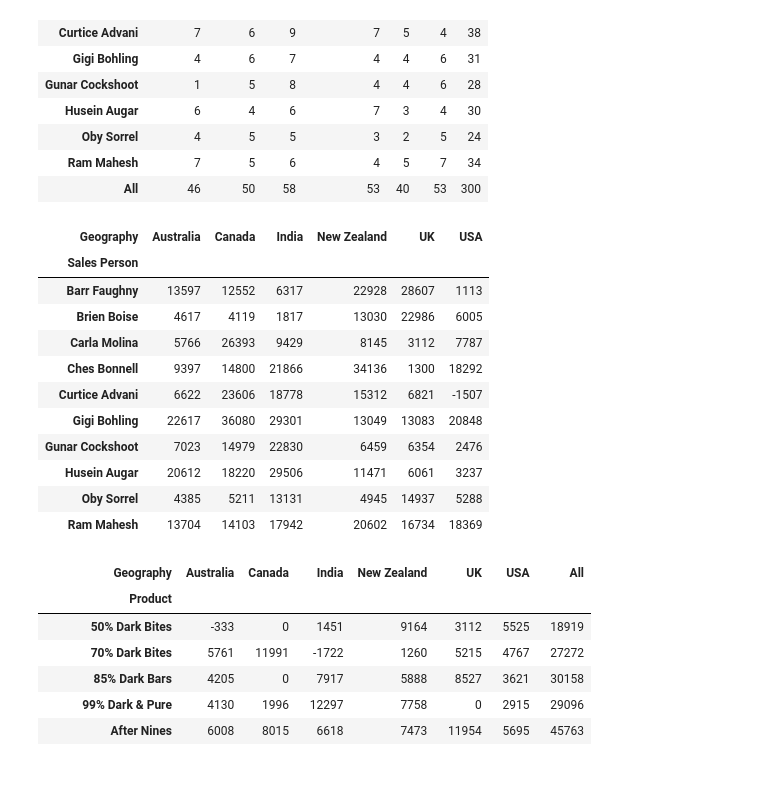
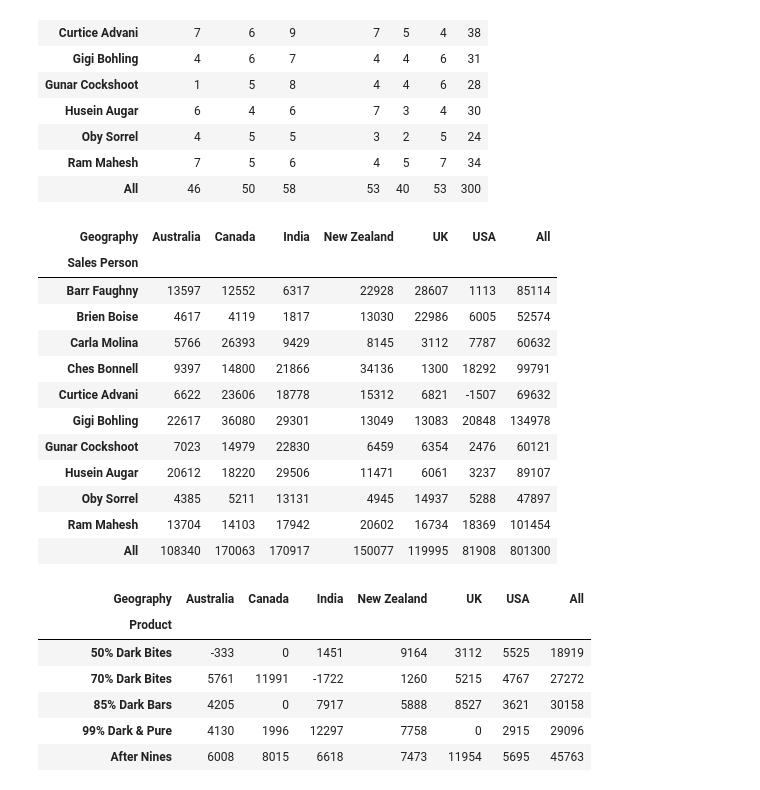
Before and after one commit to SaidurRahmanChowdhury/Choclate-Sales-Analysis, a Jupyter notebook: Chocolate Sales Analysis.ipynb, the cells around one changed output. Drawn from its saved outputs; the diff is of its cells as text; code cells hidden in the pictures.

Commit message:
Made the Margins=True

```diff
--- a/Chocolate Sales Analysis.ipynb
+++ b/Chocolate Sales Analysis.ipynb
@@ -329,20 +329,21 @@ df.pivot_table(index='Sales Person',columns='Geography',values='Profit',aggfunc=
 | Ram Mahesh | 7 | 5 | 6 | 4 | 5 | 7 | 34 |
 | All | 46 | 50 | 58 | 53 | 40 | 53 | 300 |
 # %%
-df.pivot_table(index='Sales Person',columns='Geography',values='Profit',aggfunc='sum')
+df.pivot_table(index='Sales Person',columns='Geography',values='Profit',aggfunc='sum',margins=True)
 # %% [output]
-| Geography | Australia | Canada | India | New Zealand | UK | USA |
-| Sales Person |  |  |  |  |  |  |
-| Barr Faughny | 13597 | 12552 | 6317 | 22928 | 28607 | 1113 |
-| Brien Boise | 4617 | 4119 | 1817 | 13030 | 22986 | 6005 |
-| Carla Molina | 5766 | 26393 | 9429 | 8145 | 3112 | 7787 |
-| Ches Bonnell | 9397 | 14800 | 21866 | 34136 | 1300 | 18292 |
-| Curtice Advani | 6622 | 23606 | 18778 | 15312 | 6821 | -1507 |
-| Gigi Bohling | 22617 | 36080 | 29301 | 13049 | 13083 | 20848 |
-| Gunar Cockshoot | 7023 | 14979 | 22830 | 6459 | 6354 | 2476 |
-| Husein Augar | 20612 | 18220 | 29506 | 11471 | 6061 | 3237 |
-| Oby Sorrel | 4385 | 5211 | 13131 | 4945 | 14937 | 5288 |
-| Ram Mahesh | 13704 | 14103 | 17942 | 20602 | 16734 | 18369 |
+| Geography | Australia | Canada | India | New Zealand | UK | USA | All |
+| Sales Person |  |  |  |  |  |  |  |
+| Barr Faughny | 13597 | 12552 | 6317 | 22928 | 28607 | 1113 | 85114 |
+| Brien Boise | 4617 | 4119 | 1817 | 13030 | 22986 | 6005 | 52574 |
+| Carla Molina | 5766 | 26393 | 9429 | 8145 | 3112 | 7787 | 60632 |
+| Ches Bonnell | 9397 | 14800 | 21866 | 34136 | 1300 | 18292 | 99791 |
+| Curtice Advani | 6622 | 23606 | 18778 | 15312 | 6821 | -1507 | 69632 |
+| Gigi Bohling | 22617 | 36080 | 29301 | 13049 | 13083 | 20848 | 134978 |
+| Gunar Cockshoot | 7023 | 14979 | 22830 | 6459 | 6354 | 2476 | 60121 |
+| Husein Augar | 20612 | 18220 | 29506 | 11471 | 6061 | 3237 | 89107 |
+| Oby Sorrel | 4385 | 5211 | 13131 | 4945 | 14937 | 5288 | 47897 |
+| Ram Mahesh | 13704 | 14103 | 17942 | 20602 | 16734 | 18369 | 101454 |
+| All | 108340 | 170063 | 170917 | 150077 | 119995 | 81908 | 801300 |
 # %%
 df.pivot_table(index='Product',columns='Geography',values='Profit',aggfunc='sum',margins=True,fill_value=0)
 # %% [output]
```
Also changed, not shown: parts of 1 cell of this notebook.
